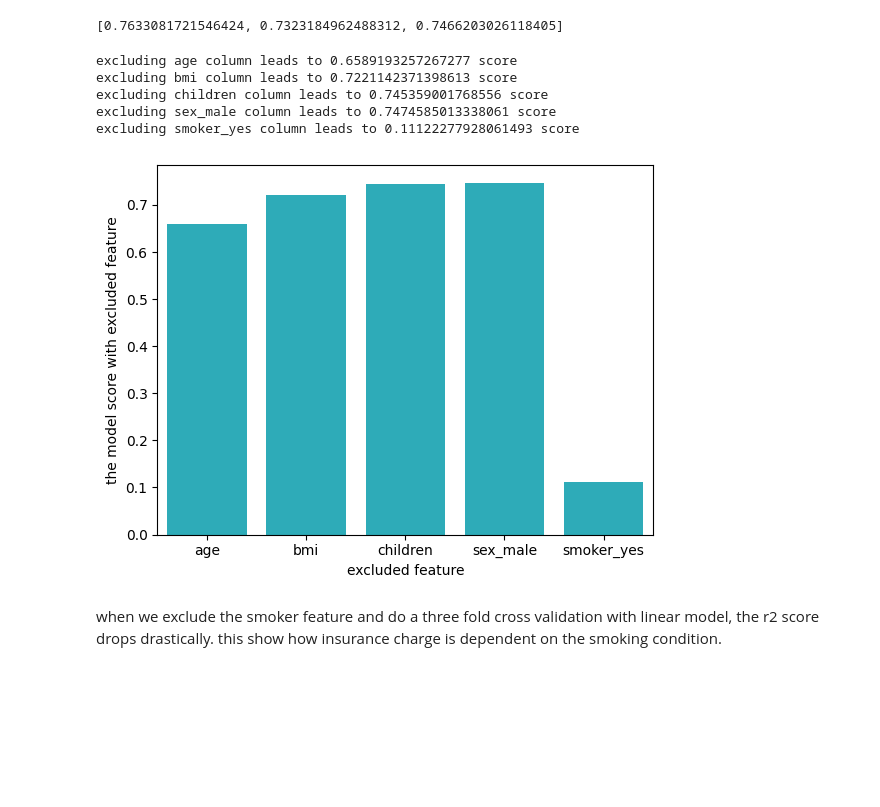
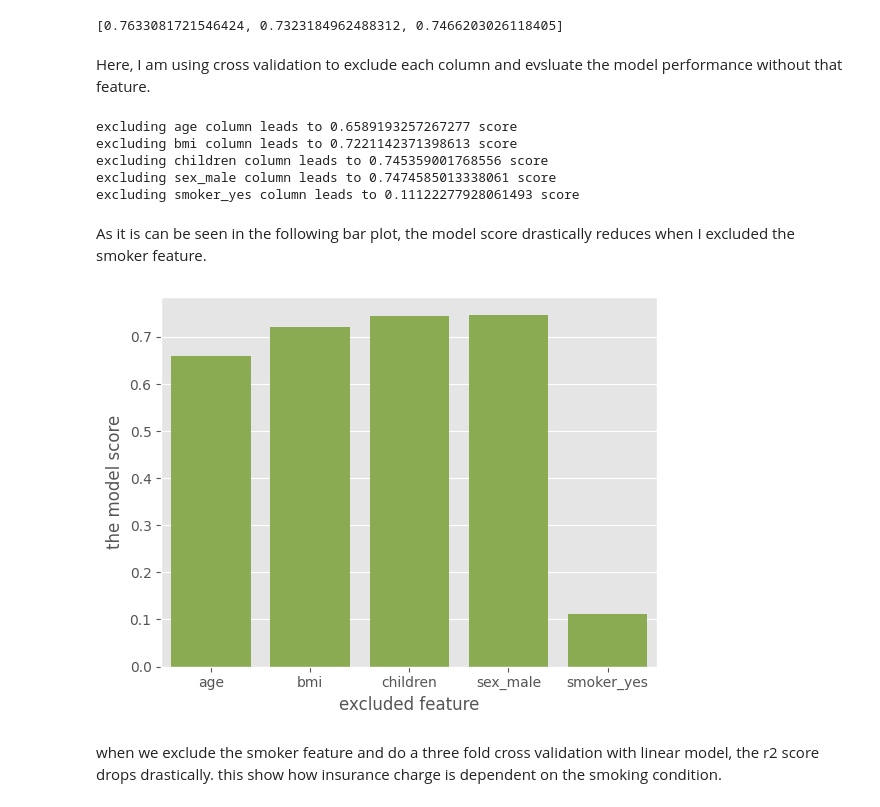
Before and after one commit to MassGH2023/Regression-Models, a Jupyter notebook: Insurance LM.ipynb, the cells around one changed output. Drawn from its saved outputs; the diff is of its cells as text; code cells hidden in the pictures; blank space fills up the shorter version.

```diff
--- a/Insurance LM.ipynb
+++ b/Insurance LM.ipynb
@@ -53,6 +35,8 @@ import numpy as np
 import matplotlib.pyplot as plt
 import seaborn as sns
 from scipy import stats
+
+plt.style.use('ggplot')
 # %% [markdown]
 ## Importing the Dataset
 # %% [markdown]
@@ -200,6 +193,8 @@ for tr_i, tst_i in kf.split(X):
 scores
 # %% [output]
 [0.7633081721546424, 0.7323184962488312, 0.7466203026118405]
+# %% [markdown]
+Here, I am using cross validation to exclude each column and evsluate the model performance without that feature.
 # %%
 sc = []
 feats = ['age', 'bmi', 'children', 'sex_male', 'smoker_yes']
@@ -214,12 +209,14 @@ excluding bmi column leads to 0.7221142371398613 score
 excluding children column leads to 0.745359001768556 score
 excluding sex_male column leads to 0.7474585013338061 score
 excluding smoker_yes column leads to 0.11122277928061493 score
+# %% [markdown]
+As it is can be seen in the following bar plot, the model score drastically reduces when I excluded the smoker feature.
 # %%
-sns.barplot(x = feats, y = sc, color = colors [9])
+sns.barplot(x = feats, y = sc, color = colors [5])
 plt.xlabel('excluded feature')
-plt.ylabel('the model score with excluded feature');
+plt.ylabel('the model score');
 # %% [output]
-[figure, old version]
+[figure, new version]
 # %% [markdown]
 when we exclude the smoker feature and do a three fold cross validation with linear model, the r2 score drops drastically. this show how insurance charge is dependent on the smoking condition.
 # %% [markdown]
```
Also changed, not shown: parts of 32 cells of this notebook.
